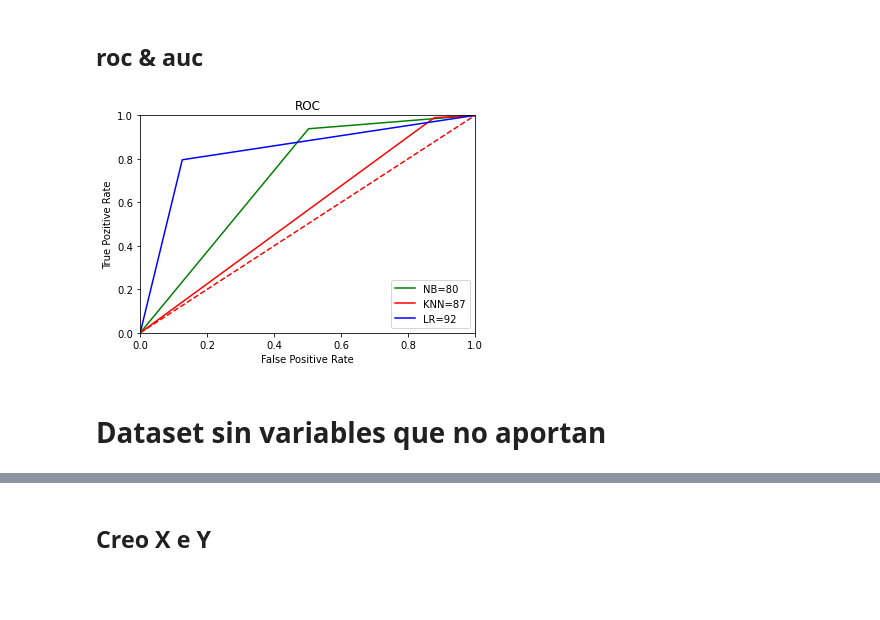
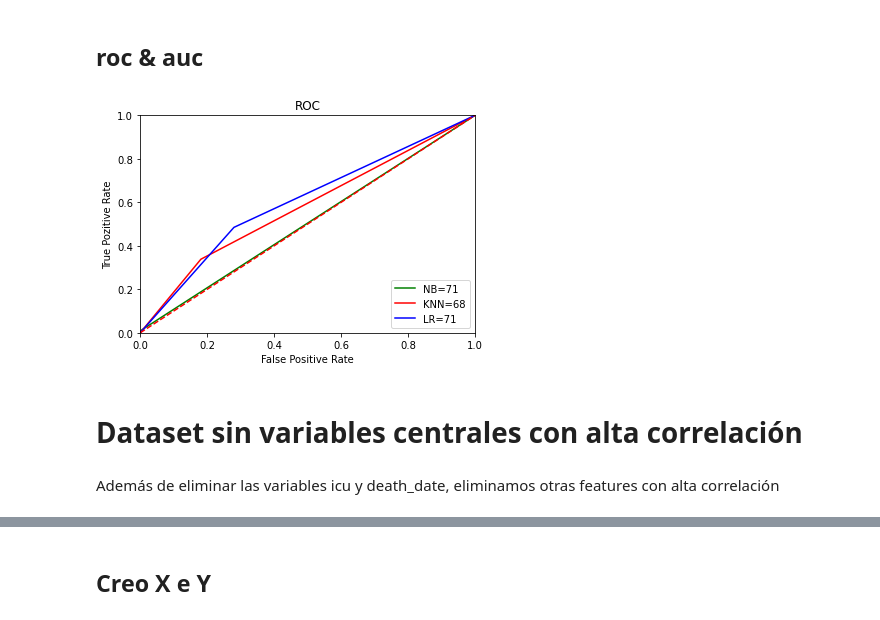
Before and after one commit to szl30n/ProyectosDHDS, a Jupyter notebook: TP3/data/covid-19-ml-adaptado.ipynb, the cells around one changed output, grey strips where cells are left out. Saved outputs shown, nothing was run; the diff lists cells and outputs as text; code cells hidden in the pictures; blank space fills up the shorter version.

```diff
--- a/TP3/data/covid-19-ml-adaptado.ipynb
+++ b/TP3/data/covid-19-ml-adaptado.ipynb
@@ -49,0 +43,4 @@ dtype: int64
+# %%
+old_data = old_data[old_data.outcome != 3]
+# %%
+old_data["outcome"]=old_data["outcome"].replace({2: 0})
@@ -50,5 +68,5 @@ dtype: int64
 # %%
-old_data['death_date']=old_data['death_date'].astype(object).astype(int)
+#old_data['death_date']=old_data['death_date'].astype(object).astype(int)
 # %%
 old_data.info()
 # %% [output]
@@ -116,7 +136,7 @@ sns.heatmap(old_data.corr().abs(),annot=False,linewidths=.5, cbar_kws={"shrink":
 # %%
 #sns.heatmap(data.corr().abs(),annot=True)
-x=old_data.drop(["death_date"],axis=1)
-y=old_data["death_date"]
+x=old_data.drop(["outcome", "death_date", "icu"],axis=1)
+y=old_data["outcome"]
 y=pd.DataFrame(y)
 y
 # %% [output]
@@ -275,19 +295,21 @@ roc_auc_lr=metrics.auc(fpr_lr,tpr_lr)
 # %%
 plt.title("ROC")
 
-plt.plot(fpr_nb, tpr_nb, 'g', label="NB=80" % roc_auc_nb)
-plt.plot(fpr_knn, tpr_knn, 'r', label="KNN=87" % roc_auc_nb)
-plt.plot(fpr_lr, tpr_lr, 'b', label="LR=92" % roc_auc_nb)
+plt.plot(fpr_nb, tpr_nb, 'g', label="NB=71" % roc_auc_nb)
+plt.plot(fpr_knn, tpr_knn, 'r', label="KNN=68" % roc_auc_nb)
+plt.plot(fpr_lr, tpr_lr, 'b', label="LR=71" % roc_auc_nb)
 
 plt.legend(loc="lower right")
 plt.plot([0,1],[0,1],'r--')
 plt.xlim([0,1])
 plt.ylim([0,1])
 plt.ylabel('True Pozitive Rate')
 plt.xlabel('False Positive Rate')
 plt.show()
 # %% [output]
-[figure, old version]
+[figure, new version]
 # %% [markdown]
-# Dataset sin variables que no aportan
+# Dataset sin variables centrales con alta correlación
+# %% [markdown]
+Además de eliminar las variables icu y death_date, eliminamos otras features con alta correlación
 # %%
```
Also changed, not shown: parts of 53 cells of this notebook.
